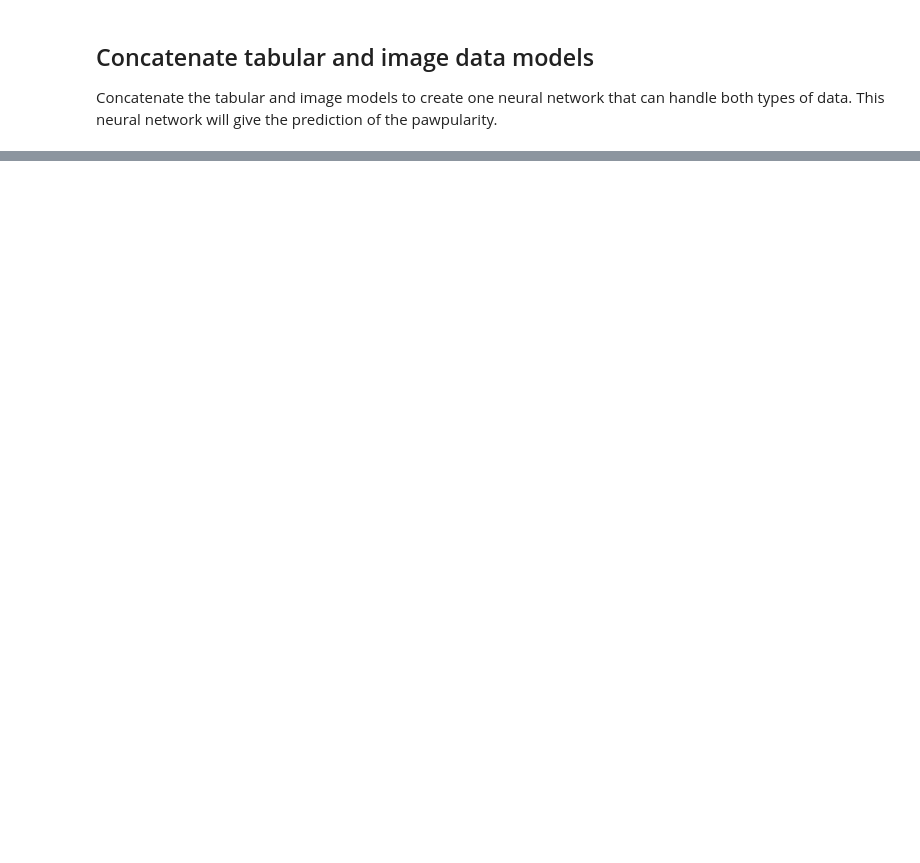
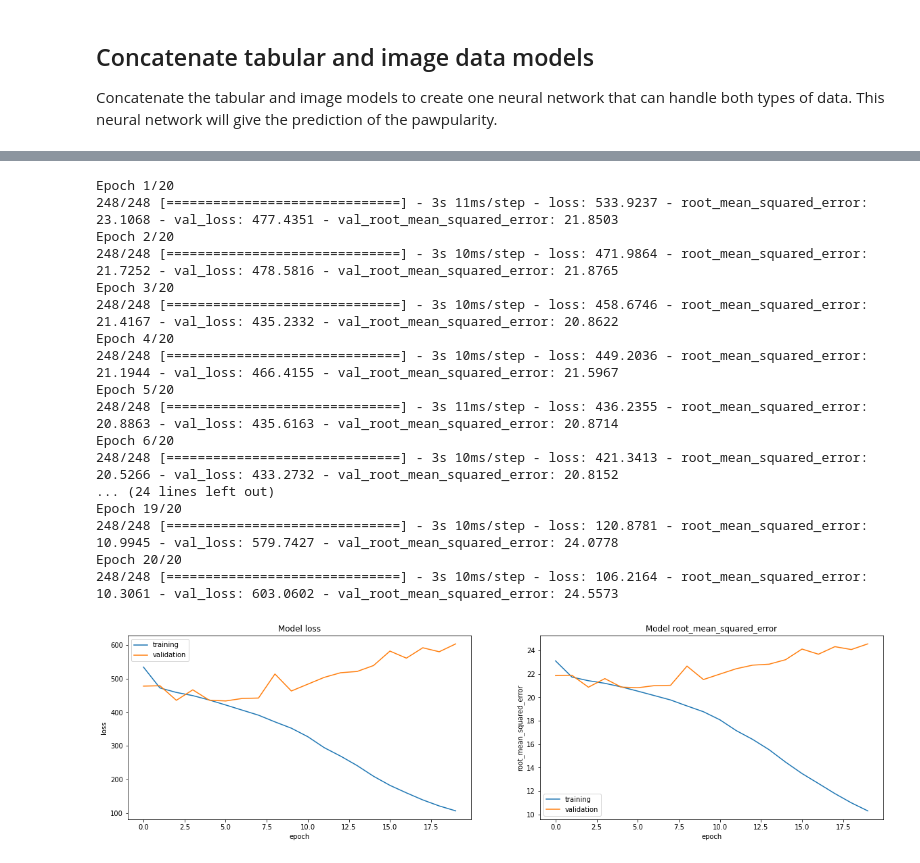
Before and after one commit to ilsefeenstra/CassBenteDemiIlse, a Jupyter notebook: code/Milestone_2.ipynb, the cells around one changed output, grey strips where cells are left out. Cells and saved outputs as stored; diff of their text form; code cells hidden in the pictures; blank space fills up the shorter version.

```diff
--- a/code/Milestone_2.ipynb
+++ b/code/Milestone_2.ipynb
@@ -318,52 +369,20 @@ print(f'Test loss: {loss}')
 # %%
-# Part of code from: https://www.tensorflow.org/tutorials/keras/regression
-
-def plot_loss(history):
-    """
-    Plot loss during epochs of training a neural network.
-    """
-
-    fig, axs = plt.subplots(1,2,figsize=(20,5))
-
-    for i, metric in enumerate(['loss', 'root_mean_squared_error']):
-        axs[i].plot(history.history[metric])
-        axs[i].plot(history.history['val_'+metric])
-        axs[i].legend(['training', 'validation'], loc='best')
-
-        axs[i].set_title('Model '+metric)
-        axs[i].set_ylabel(metric)
-        axs[i].set_xlabel('epoch')
-
-    plt.show()
-
-
-def train_and_evaluate(model, image_x, train_y, x_val_imgs, val_y, epochs=20, preprocess = {}, augment={}):
-  # Compile model and use mean squared error as loss and root mean squared error as metric
-  model.compile(loss=MeanSquaredError(), metrics=[RootMeanSquaredError()])
-
-  # preprocess
-  train_gen = preprocessing.image.ImageDataGenerator(**preprocess, **augment)
-  train_gen.fit(image_x)
-
-  val_gen = preprocessing.image.ImageDataGenerator(**preprocess)
-  val_gen.fit(image_x)
-
-  # Train the model by fitting both tabular and image data at the same time
-  history = model.fit(train_gen.flow(image_x, train_y), epochs=epochs, validation_data=val_gen.flow(x_val_imgs, val_y))
-
-  # plot the loss and metric
-  plot_loss(history)
-  print(f"Validation Accuracy: {model.evaluate(val_gen.flow(x_val_imgs, val_y))[1]}")
-
-# Concatenate tabular and image neural networks
-concat_model = concatenate_models(image_NN, tabular_NN, hidden_nodes=20)
-
-# Train model on both tabular and image data
-train_and_evaluate(concat_model, train_imgs_array, y_train, val_imgs_array, y_val,
-                   preprocess={'featurewise_center': True, 'featurewise_std_normalization': True})
-
-# See how the model scored
-loss = concat_model.evaluate([test_imgs_array, x_test_tabular], y_test)
-
-# Print to 3 decimals
-print(f'Test loss: {loss}')
+# %% [output]
+Epoch 1/20
+248/248 [==============================] - 3s 11ms/step - loss: 533.9237 - root_mean_squared_error: 23.1068 - val_loss: 477.4351 - val_root_mean_squared_error: 21.8503
+Epoch 2/20
+248/248 [==============================] - 3s 10ms/step - loss: 471.9864 - root_mean_squared_error: 21.7252 - val_loss: 478.5816 - val_root_mean_squared_error: 21.8765
+Epoch 3/20
+248/248 [==============================] - 3s 10ms/step - loss: 458.6746 - root_mean_squared_error: 21.4167 - val_loss: 435.2332 - val_root_mean_squared_error: 20.8622
+Epoch 4/20
+248/248 [==============================] - 3s 10ms/step - loss: 449.2036 - root_mean_squared_error: 21.1944 - val_loss: 466.4155 - val_root_mean_squared_error: 21.5967
+Epoch 5/20
+248/248 [==============================] - 3s 11ms/step - loss: 436.2355 - root_mean_squared_error: 20.8863 - val_loss: 435.6163 - val_root_mean_squared_error: 20.8714
+Epoch 6/20
+248/248 [==============================] - 3s 10ms/step - loss: 421.3413 - root_mean_squared_error: 20.5266 - val_loss: 433.2732 - val_root_mean_squared_error: 20.8152
+... (24 lines left out)
+Epoch 19/20
+248/248 [==============================] - 3s 10ms/step - loss: 120.8781 - root_mean_squared_error: 10.9945 - val_loss: 579.7427 - val_root_mean_squared_error: 24.0778
+Epoch 20/20
+248/248 [==============================] - 3s 10ms/step - loss: 106.2164 - root_mean_squared_error: 10.3061 - val_loss: 603.0602 - val_root_mean_squared_error: 24.5573
+[figure, added]
```
Also changed, not shown: parts of 8 cells of this notebook.
